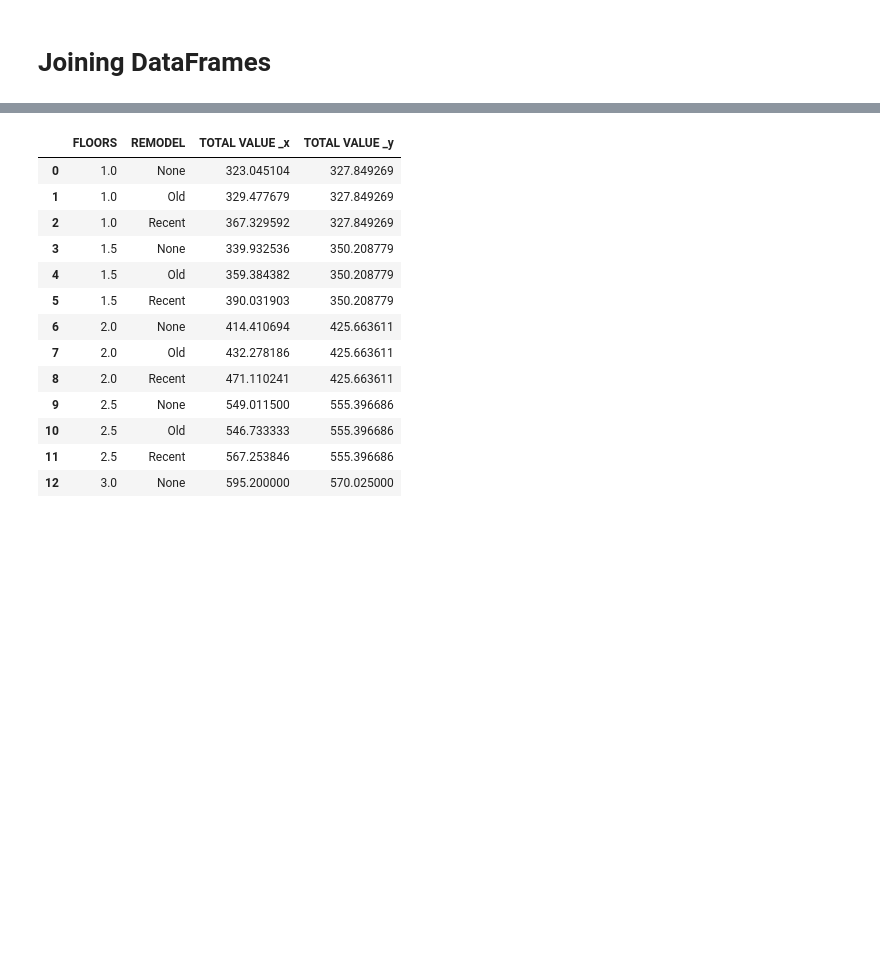
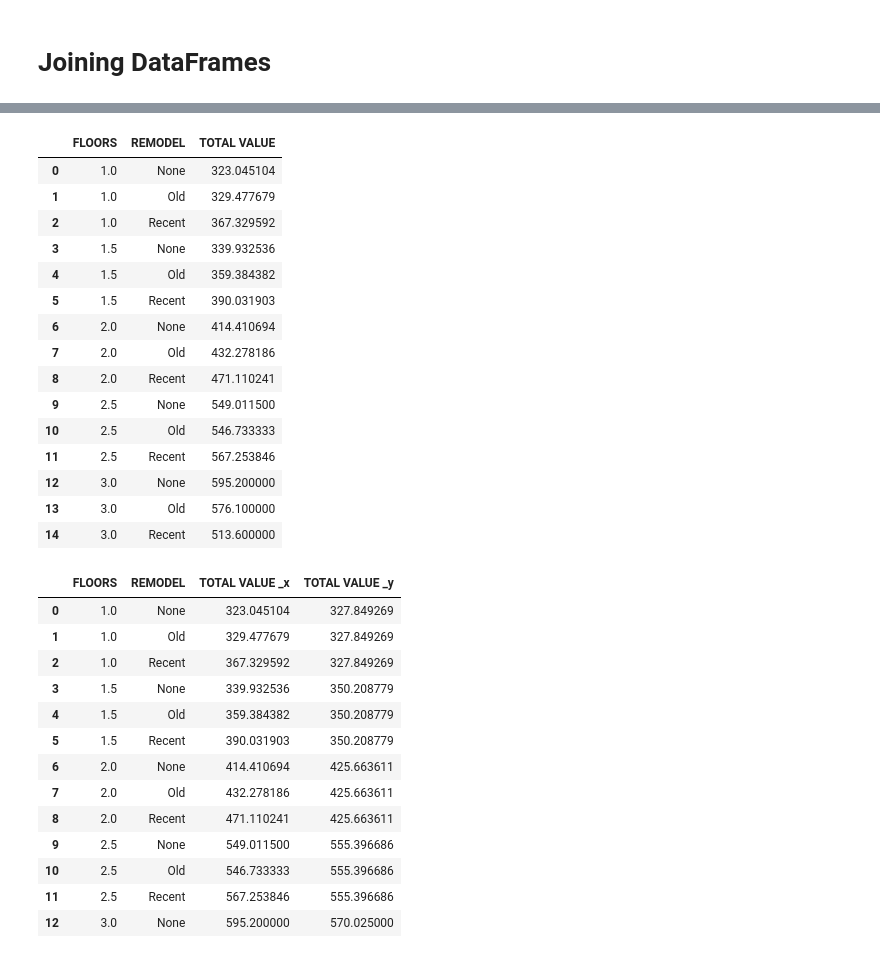
Before and after one commit to nnbphuong/datascience4biz, a Jupyter notebook: Working_with_DataFrames.ipynb, the cells around one changed output, grey strips where cells are left out. Saved outputs shown, nothing was run; the diff lists cells and outputs as text; code cells hidden in the pictures; blank space fills up the shorter version.

```diff
--- a/Working_with_DataFrames.ipynb
+++ b/Working_with_DataFrames.ipynb
@@ -288,6 +299,23 @@ Name: TOTAL VALUE , dtype: float64
 # %%
-value_by_floors = housing_df.groupby('FLOORS ')['TOTAL VALUE '].mean().reset_index()
 value_by_floors_remodel = housing_df.groupby(['FLOORS ', 'REMODEL'])['TOTAL VALUE '].mean().reset_index()
+value_by_floors_remodel
+# %% [output]
+|  | FLOORS | REMODEL | TOTAL VALUE |
+| 0 | 1.0 | None | 323.045104 |
+| 1 | 1.0 | Old | 329.477679 |
+| 2 | 1.0 | Recent | 367.329592 |
+| 3 | 1.5 | None | 339.932536 |
+| 4 | 1.5 | Old | 359.384382 |
+| 5 | 1.5 | Recent | 390.031903 |
+| 6 | 2.0 | None | 414.410694 |
+| 7 | 2.0 | Old | 432.278186 |
+| 8 | 2.0 | Recent | 471.110241 |
+| 9 | 2.5 | None | 549.011500 |
+| 10 | 2.5 | Old | 546.733333 |
+| 11 | 2.5 | Recent | 567.253846 |
+| 12 | 3.0 | None | 595.200000 |
+| 13 | 3.0 | Old | 576.100000 |
+| 14 | 3.0 | Recent | 513.600000 |
 # %%
 # The join type can be of inner, outer, lef or right joins and should be specifed in the how parameter.
 # For understanding diﬀerent joins, please refer to the examples given at https://www.w3schools.com/sql/sql_join.asp
```
Also changed, not shown: parts of 2 cells of this notebook.
